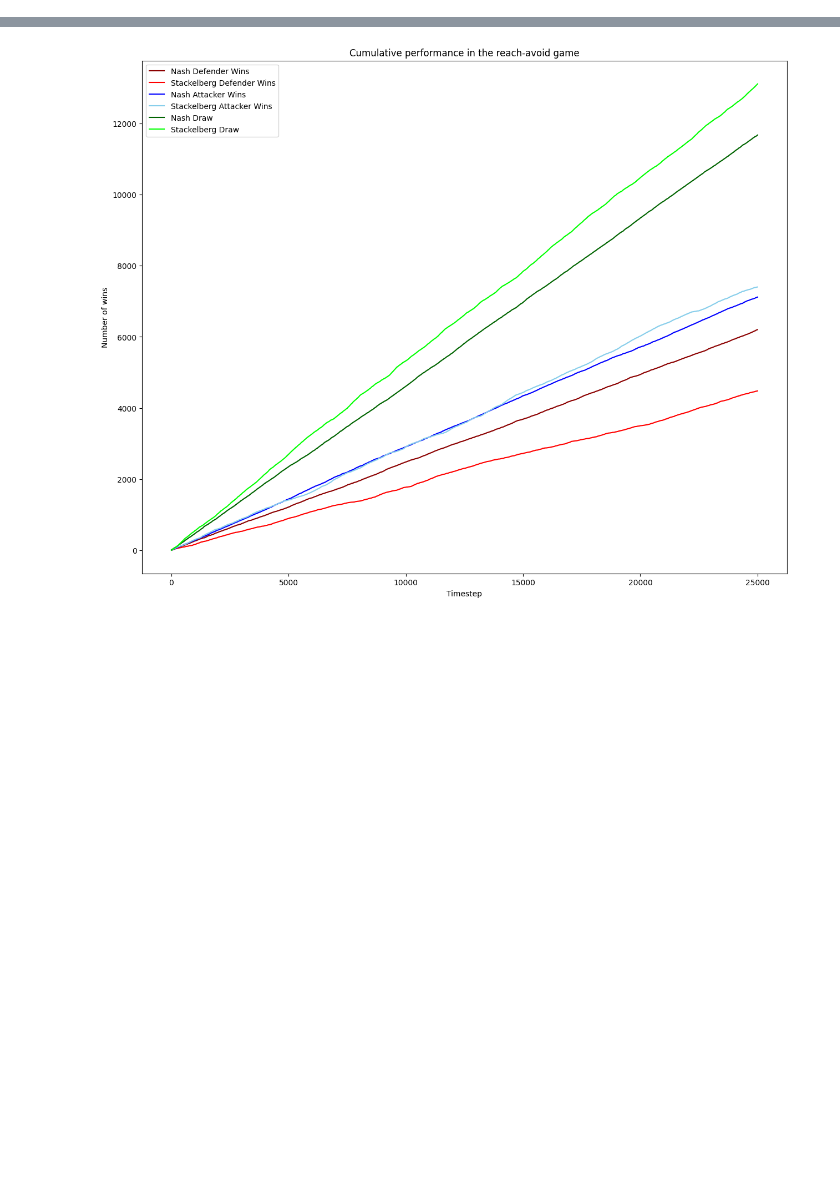
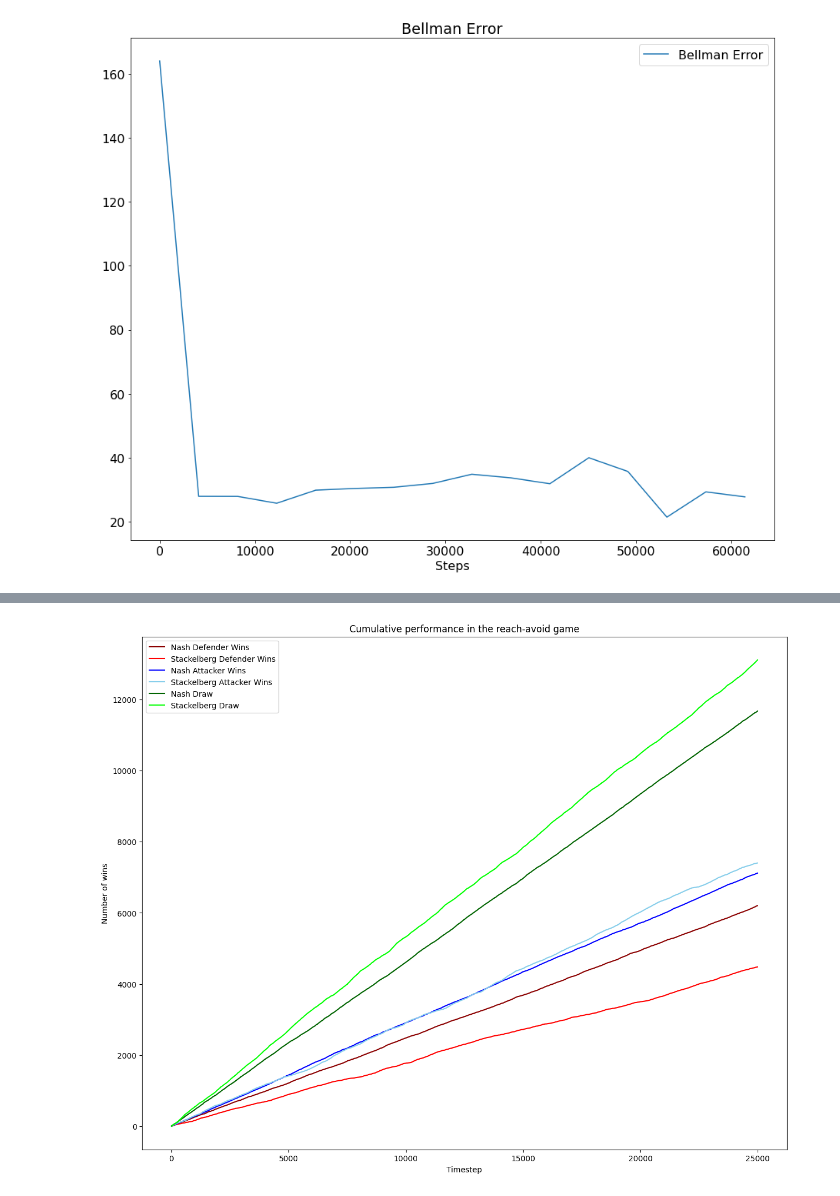
Before and after one commit to arjun-prakash/stackelberg-reach-avoid, a Jupyter notebook: gym_examples/src/process_data.ipynb, the cells around one changed output, grey strips where cells are left out. Cells and saved outputs as stored; diff of their text form; code cells hidden in the pictures; blank space fills up the shorter version.

```diff
--- a/gym_examples/src/process_data.ipynb
+++ b/gym_examples/src/process_data.ipynb
@@ -34,0 +85,10 @@ df_nash.head()
+# %%
+dfb = pd.DataFrame()
+ea = event_accumulator.EventAccumulator(f'runs4/experiment_stackelberg2023-09-23 13:18:30.459332_bellman_error_fix/values_mixed bellman', size_guidance={event_accumulator.SCALARS: 0},
+)
+
+ea.Reload()
+dfb = pd.DataFrame(ea.Scalars('values'))[:2000]
+dfb.index = dfb.index * 32 * 128
+dfb = dfb[:60000]
+dfb
@@ -35,3 +113,20 @@ df_nash.head()
+# %%
+plt.plot(dfb['value'][:16], label='Bellman Error')
+
+# Set the title
+plt.title('Bellman Error')
+
+
+# Set the x-axis label
+plt.xlabel('Steps')
+
+# Set the legend
+plt.legend()
+
+# Show the plot
+plt.show()
+# %% [output]
+[figure, added]
 # %%
 
 df_stack = pd.DataFrame()
```
Also changed, not shown: parts of 7 cells of this notebook.
